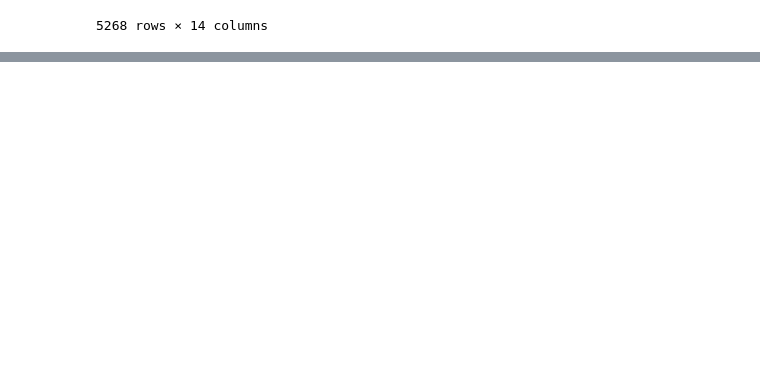
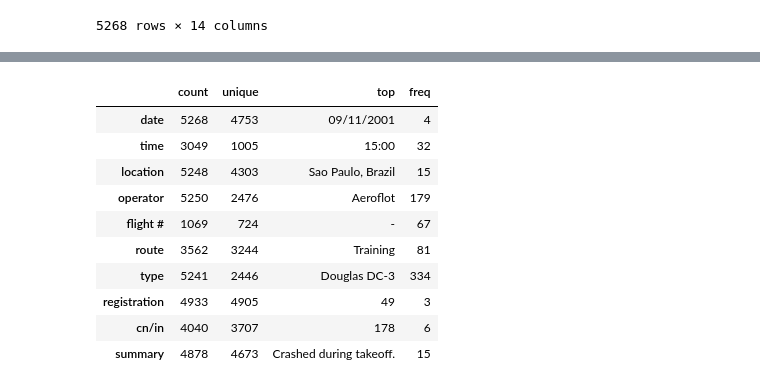
Before and after one commit to WayneNyariroh/weekly_practice, a Jupyter notebook: 24-12-22/24-12-22_airplane_crashes_data.ipynb, the cells around one changed output, grey strips where cells are left out. Cells and saved outputs as stored; diff of their text form; code cells hidden in the pictures; blank space fills up the shorter version.

```diff
--- a/24-12-22/24-12-22_airplane_crashes_data.ipynb
+++ b/24-12-22/24-12-22_airplane_crashes_data.ipynb
@@ -82,3 +82,17 @@ df.head()
 | 4 | 10/17/1913 | 10:30 | Near Johannisthal, Germany | Military - German Navy | NaN | NaN | Zeppelin L-2 (airship) | NaN | NaN | 30.0 | ... |
 # %%
 df.rename({'flight #':'flight_number'}, inplace=True)
+# %%
+df.describe(include='object').T
+# %% [output]
+|  | count | unique | top | freq |
+| date | 5268 | 4753 | 09/11/2001 | 4 |
+| time | 3049 | 1005 | 15:00 | 32 |
+| location | 5248 | 4303 | Sao Paulo, Brazil | 15 |
+| operator | 5250 | 2476 | Aeroflot | 179 |
+| flight # | 1069 | 724 | - | 67 |
+| route | 3562 | 3244 | Training | 81 |
+| type | 5241 | 2446 | Douglas DC-3 | 334 |
+| registration | 4933 | 4905 | 49 | 3 |
+| cn/in | 4040 | 3707 | 178 | 6 |
+| summary | 4878 | 4673 | Crashed during takeoff. | 15 |
```
Also changed, not shown: parts of 18 cells of this notebook.
